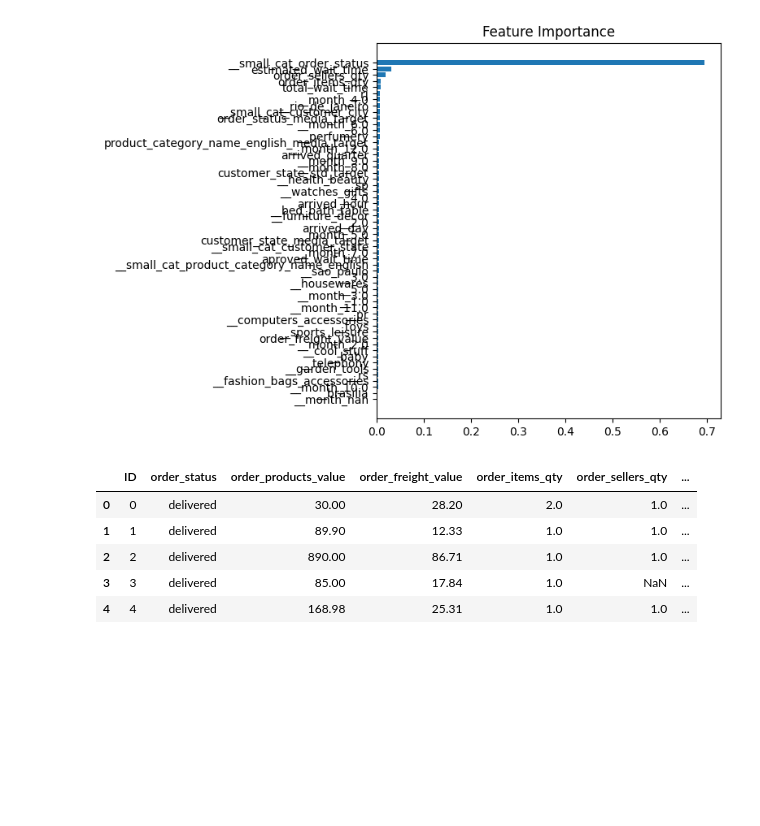
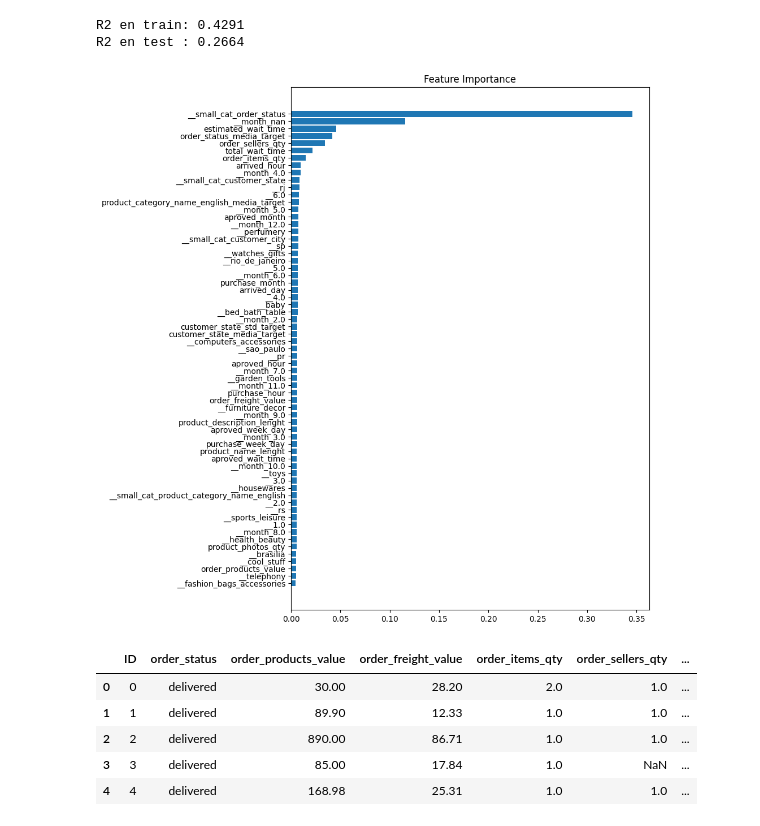
Before and after one commit to MrFranciscoPaz/ProyectoUC3M, a Jupyter notebook: notebooks/ML_experiment.ipynb, the cells around one changed output. Cells and saved outputs as stored; diff of their text form; code cells hidden in the pictures; blank space fills up the shorter version.

```diff
--- a/notebooks/ML_experiment.ipynb
+++ b/notebooks/ML_experiment.ipynb
@@ -75,7 +84,7 @@ df = pd.get_dummies(
          , 'clean_customer_state'
          , 'arrived_week_day'
          , 'arrived_month'
-         ,'arrived_quarter'
+        # ,'arrived_quarter'
         ], drop_first=True, prefix='_')
 # %%
 df = df[df.columns.drop(list(df.filter(regex='clean_')))]
@@ -153,11 +162,11 @@ Index(['canceled', 'delivered', 'invoiced', 'processing', 'shipped',
       dtype='object')
 # %%
 cols = [
-#    'order_products_value',
+    'order_products_value', #
     'order_freight_value'
-#    ,'product_description_lenght'
-#    ,'product_name_lenght'
-#    ,'product_photos_qty'
+    ,'product_description_lenght' #
+    ,'product_name_lenght' #
+    ,'product_photos_qty' #
     ,'order_items_qty'
     ,'order_sellers_qty'
     ,'total_wait_time'
@@ -183,6 +192,12 @@ cols = [
     ,'customer_state_std_target'
 #    ,'arrived_month'
 #    ,'arrived_quarter'
+    ,'purchase_week_day'
+    ,'purchase_hour'
+    ,'purchase_month'
+    ,'aproved_week_day'
+    ,'aproved_month'
+    ,'aproved_hour'
 ]
 cols.extend(list(df.filter(regex='__')))
 len(cols)
@@ -211,0 +235,10 @@ R2 en test : 0.2336
+# %%
+gbm_param_grid = {
+    'n_estimators': [1000],
+    'max_depth': [7],
+    "eta":[0.01],
+    'subsample': [0.7],
+    'colsample_bytree':[0.6],
+    'lambda': [1, 1.1 1.3],
+    'alpha': [1e-2, 0.1, 1]
+}
@@ -211,0 +265,11 @@ R2 en test : 0.2336
+# %%
+gbm = XGBRegressor(objective='reg:squarederror',seed=2705)
+randomized_mse = RandomizedSearchCV(estimator = gbm,param_distributions = gbm_param_grid,
+                                    scoring = "r2", n_iter = 50, cv = 4, verbose = 1, n_jobs=-2)
+randomized_mse.fit(xtrain[cols], ytrain)
+
+ypred = randomized_mse.predict(xtest[cols])
+ypredtrain = randomized_mse.predict(xtrain[cols])
+
+print('R2 en train: {:.4f}'.format(r2_score(ytrain, ypredtrain)))
+print('R2 en test : {:.4f}'.format(r2_score(ytest, ypred)))
@@ -212,16 +293,27 @@ R2 en test : 0.2336
+# %%
+ypred[ypred<1] = 1
+ypred[ypred>5] = 5
+ypredtrain[ypredtrain<1] = 1
+ypredtrain[ypredtrain>5] = 5
+
+print('R2 en train: {:.4f}'.format(r2_score(ytrain, ypredtrain)))
+print('R2 en test : {:.4f}'.format(r2_score(ytest, ypred)))
+# %% [output]
+R2 en train: 0.4291
+R2 en test : 0.2664
 # %%
-feature_importance = gbr.feature_importances_
+feature_importance = randomized_mse.best_estimator_.feature_importances_
 sorted_idx = np.argsort(feature_importance)
 pos = np.arange(sorted_idx.shape[0]) + 0.5
-fig = plt.figure(figsize=(12, 6))
+fig = plt.figure(figsize=(18, 12))
 plt.subplot(1, 2, 1)
 plt.barh(pos, feature_importance[sorted_idx], align="center")
 plt.yticks(pos, np.array(xtrain[cols].columns)[sorted_idx])
 plt.title("Feature Importance")
 
 plt.show()
 # %% [output]
-[figure, old version]
+[figure, new version]
 # %%
 predecir = pd.read_csv('../data/test_set.csv')
 predecir.head()
```
Also changed, not shown: parts of 22 cells of this notebook, 5 other files.
